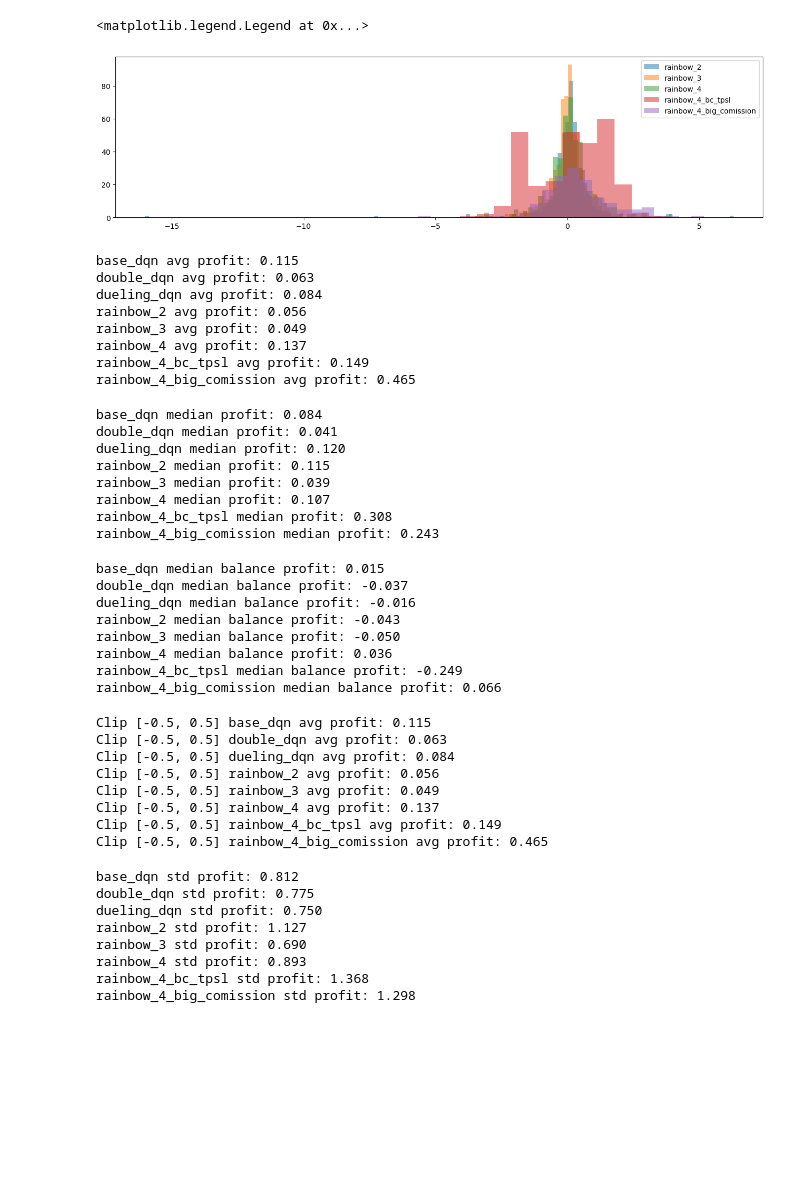
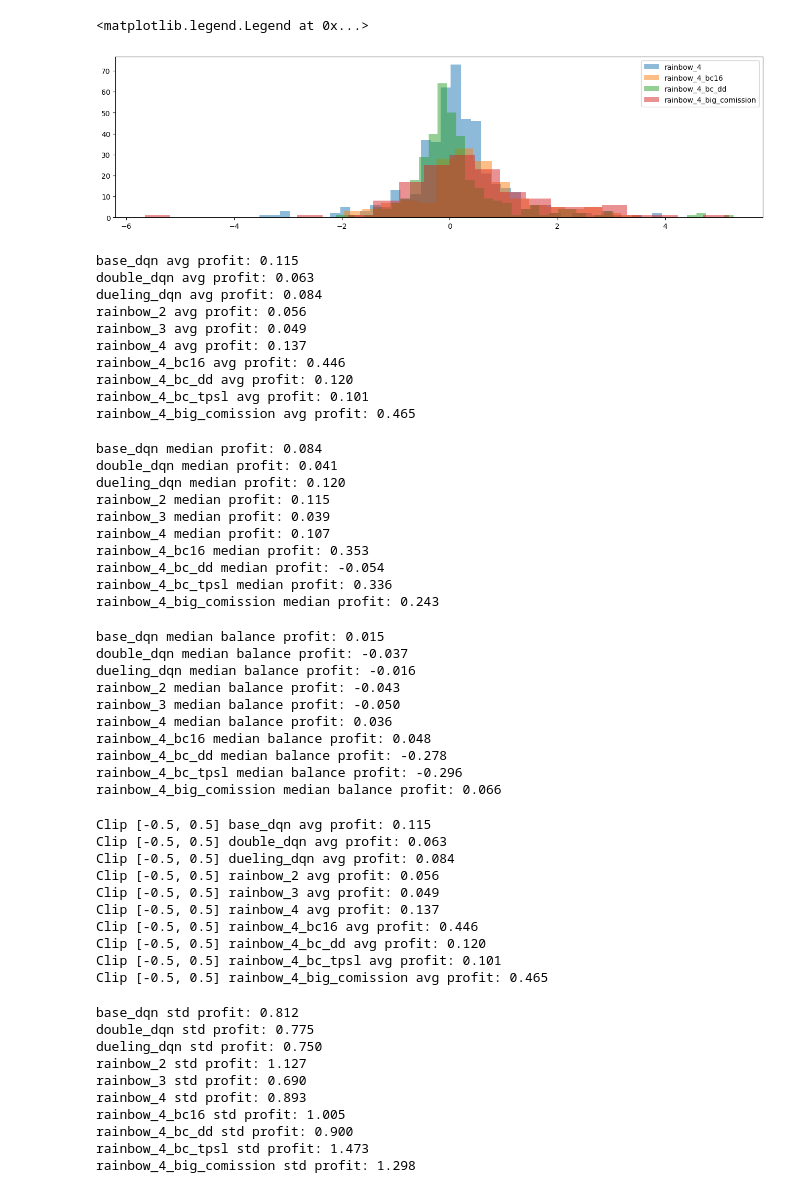
Before and after one commit to NLZer0/DQN_trading_bot, a Jupyter notebook: result_analyze.ipynb, the cells around one changed output. Cells and saved outputs as stored; diff of their text form; code cells hidden in the pictures; blank space fills up the shorter version.

```diff
--- a/result_analyze.ipynb
+++ b/result_analyze.ipynb
@@ -29,16 +31,16 @@ data = load_data()
 test_types = list(data)
 test_types.sort()
 # %%
-using_results = ['rainbow_2', 'rainbow_3', 'rainbow_4', 'rainbow_4_big_comission', 'rainbow_4_bc_tpsl']
+using_results = ['rainbow_4', 'rainbow_4_big_comission', 'rainbow_4_bc_dd', 'rainbow_4_bc16']
 plt.figure(figsize=(16,4))
 for test_type in test_types:
     if test_type not in using_results:
         continue
     plt.hist(data[test_type].profit, bins='auto', label=test_type, alpha=0.5)
 plt.legend()
 # %% [output]
 <matplotlib.legend.Legend at 0x...>
-[figure, old version]
+[figure, new version]
 # %%
 for test_type in test_types:
     print(f'{test_type} avg profit: {data[test_type].profit.mean():.3f}')
@@ -49,7 +51,9 @@ dueling_dqn avg profit: 0.084
 rainbow_2 avg profit: 0.056
 rainbow_3 avg profit: 0.049
 rainbow_4 avg profit: 0.137
-rainbow_4_bc_tpsl avg profit: 0.149
+rainbow_4_bc16 avg profit: 0.446
+rainbow_4_bc_dd avg profit: 0.120
+rainbow_4_bc_tpsl avg profit: 0.101
 rainbow_4_big_comission avg profit: 0.465
 # %%
 for test_type in test_types:
@@ -61,7 +65,9 @@ dueling_dqn median profit: 0.120
 rainbow_2 median profit: 0.115
 rainbow_3 median profit: 0.039
 rainbow_4 median profit: 0.107
-rainbow_4_bc_tpsl median profit: 0.308
+rainbow_4_bc16 median profit: 0.353
+rainbow_4_bc_dd median profit: -0.054
+rainbow_4_bc_tpsl median profit: 0.336
 rainbow_4_big_comission median profit: 0.243
 # %%
 for test_type in test_types:
@@ -73,7 +79,9 @@ dueling_dqn median balance profit: -0.016
 rainbow_2 median balance profit: -0.043
 rainbow_3 median balance profit: -0.050
 rainbow_4 median balance profit: 0.036
-rainbow_4_bc_tpsl median balance profit: -0.249
+rainbow_4_bc16 median balance profit: 0.048
+rainbow_4_bc_dd median balance profit: -0.278
+rainbow_4_bc_tpsl median balance profit: -0.296
 rainbow_4_big_comission median balance profit: 0.066
 # %%
 clip_value = 0.5
@@ -91,7 +99,9 @@ Clip [-0.5, 0.5] dueling_dqn avg profit: 0.084
 Clip [-0.5, 0.5] rainbow_2 avg profit: 0.056
 Clip [-0.5, 0.5] rainbow_3 avg profit: 0.049
 Clip [-0.5, 0.5] rainbow_4 avg profit: 0.137
-Clip [-0.5, 0.5] rainbow_4_bc_tpsl avg profit: 0.149
+Clip [-0.5, 0.5] rainbow_4_bc16 avg profit: 0.446
+Clip [-0.5, 0.5] rainbow_4_bc_dd avg profit: 0.120
+Clip [-0.5, 0.5] rainbow_4_bc_tpsl avg profit: 0.101
 Clip [-0.5, 0.5] rainbow_4_big_comission avg profit: 0.465
 # %%
 for test_type in test_types:
@@ -103,7 +113,9 @@ dueling_dqn std profit: 0.750
 rainbow_2 std profit: 1.127
 rainbow_3 std profit: 0.690
 rainbow_4 std profit: 0.893
-rainbow_4_bc_tpsl std profit: 1.368
+rainbow_4_bc16 std profit: 1.005
+rainbow_4_bc_dd std profit: 0.900
+rainbow_4_bc_tpsl std profit: 1.473
 rainbow_4_big_comission std profit: 1.298
 # %%
 plt.figure(figsize=(16,4))
```
Also changed, not shown: parts of 6 cells of this notebook, 8 other files.
